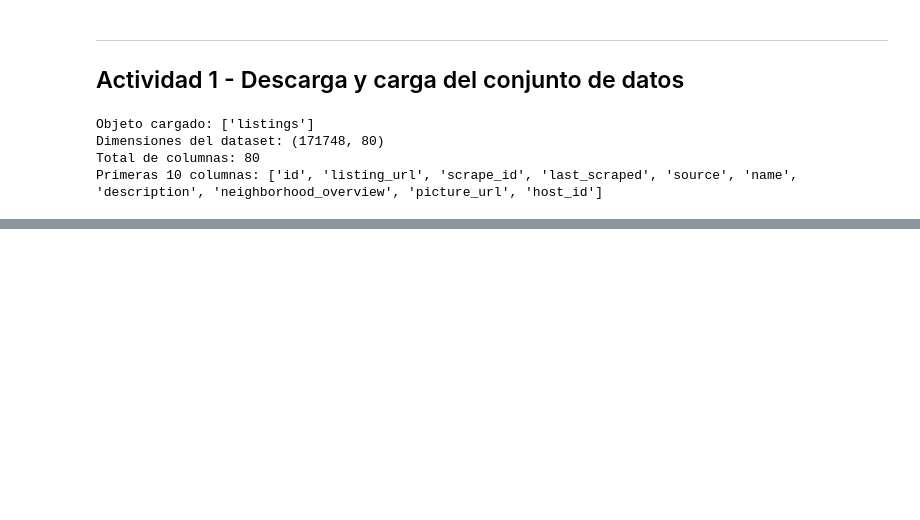
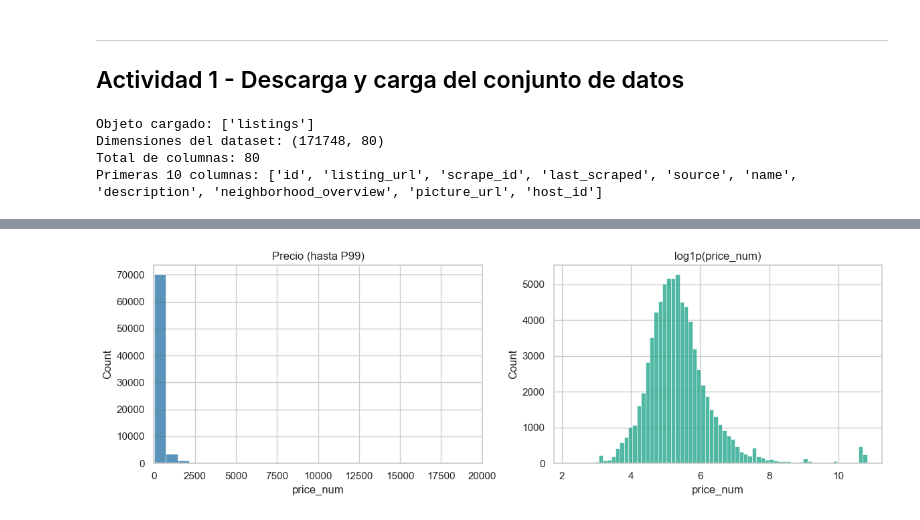
Before and after one commit to diegoanro22/MD-LAB04, a Jupyter notebook: Main.ipynb, the cells around one changed output, grey strips where cells are left out. Saved outputs shown, nothing was run; the diff lists cells and outputs as text; code cells hidden in the pictures; blank space fills up the shorter version.

```diff
--- a/Main.ipynb
+++ b/Main.ipynb
@@ -32,0 +38,89 @@ Primeras 10 columnas: ['id', 'listing_url', 'scrape_id', 'last_scraped', 'source
+# %%
+import numpy as np
+import pandas as pd
+import seaborn as sns
+import matplotlib.pyplot as plt
+
+sns.set_theme(style='whitegrid', context='notebook')
+
+df_eda = df.copy()
+
+def parse_money(series: pd.Series) -> pd.Series:
+    return pd.to_numeric(
+        series.astype(str).str.replace(r'[$,]', '', regex=True).str.strip(),
+        errors='coerce',
+    )
+
+# 1) Conversiones basicas para analisis
+if 'price' in df_eda.columns:
+    df_eda['price_num'] = parse_money(df_eda['price'])
+
+for col in ['host_response_rate', 'host_acceptance_rate']:
+    if col in df_eda.columns:
+        df_eda[f'{col}_num'] = pd.to_numeric(
+            df_eda[col].astype(str).str.replace('%', '', regex=False),
+            errors='coerce',
+        )
+
+for col in ['last_scraped', 'host_since', 'first_review', 'last_review']:
+    if col in df_eda.columns:
+        df_eda[col] = pd.to_datetime(df_eda[col], errors='coerce')
+
+# 2) Calidad de datos
+n_rows, n_cols = df_eda.shape
+print(f'Observaciones: {n_rows:,} | Variables: {n_cols}')
+
+missing_table = (
+    df_eda.isna().sum().to_frame('faltantes')
+    .assign(porcentaje=lambda t: (t['faltantes'] / n_rows * 100).round(2))
+    .query('faltantes > 0')
+    .sort_values('porcentaje', ascending=False)
+)
+print('\nTop 8 variables con faltantes:')
+display(missing_table.head(8))
+
+dup_rows = df_eda.duplicated().sum()
+dup_id = df_eda['id'].duplicated().sum() if 'id' in df_eda.columns else np.nan
+print(f'Duplicados exactos: {dup_rows:,} | IDs duplicados: {dup_id:,}')
+
+# 3) Comportamiento de precio y senales utiles
+if 'price_num' in df_eda.columns:
+    price_series = df_eda['price_num'].dropna()
+    price_stats = price_series.describe(percentiles=[0.5, 0.75, 0.95, 0.99])
+    print('\nResumen de price_num:')
+    display(price_stats.to_frame('price_num'))
+
+    q1, q3 = price_series.quantile([0.25, 0.75])
+    outlier_rate = ((price_series > (q3 + 1.5 * (q3 - q1))).mean() * 100)
+    print(f'Outliers por IQR: {outlier_rate:.2f}%')
+
+    fig, axes = plt.subplots(1, 2, figsize=(12, 4))
+    sns.histplot(price_series, bins=70, color='#2471a3', ax=axes[0])
+    axes[0].set_xlim(0, price_series.quantile(0.99))
+    axes[0].set_title('Precio (hasta P99)')
+
+    sns.histplot(np.log1p(price_series), bins=70, color='#16a085', ax=axes[1])
+    axes[1].set_title('log1p(price_num)')
+    plt.tight_layout()
+    plt.show()
+
+if {'room_type', 'price_num'}.issubset(df_eda.columns):
+    room_summary = (
+        df_eda.groupby('room_type')['price_num']
+        .agg(conteo='count', mediana='median')
+        .sort_values('mediana', ascending=False)
+    )
+    print('\nPrecio mediano por room_type:')
+    display(room_summary)
+
+if {'neighbourhood_cleansed', 'price_num'}.issubset(df_eda.columns):
+    neigh_summary = (
+        df_eda.groupby('neighbourhood_cleansed')['price_num']
+        .agg(conteo='count', mediana='median')
+        .query('conteo >= 200')
+        .sort_values('mediana', ascending=False)
+        .head(5)
+    )
+    print('Top 5 vecindarios por mediana de precio (min 200 registros):')
+    display(neigh_summary)
+# %% [output]
@@ -32,0 +153 @@ Primeras 10 columnas: ['id', 'listing_url', 'scrape_id', 'last_scraped', 'source
+[figure, added]
```
Also changed, not shown: parts of 4 cells of this notebook.
